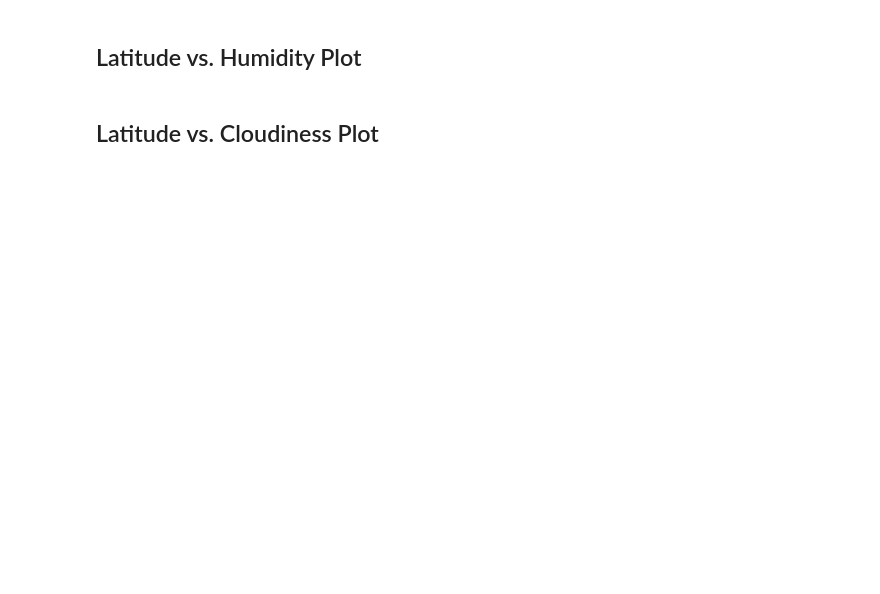
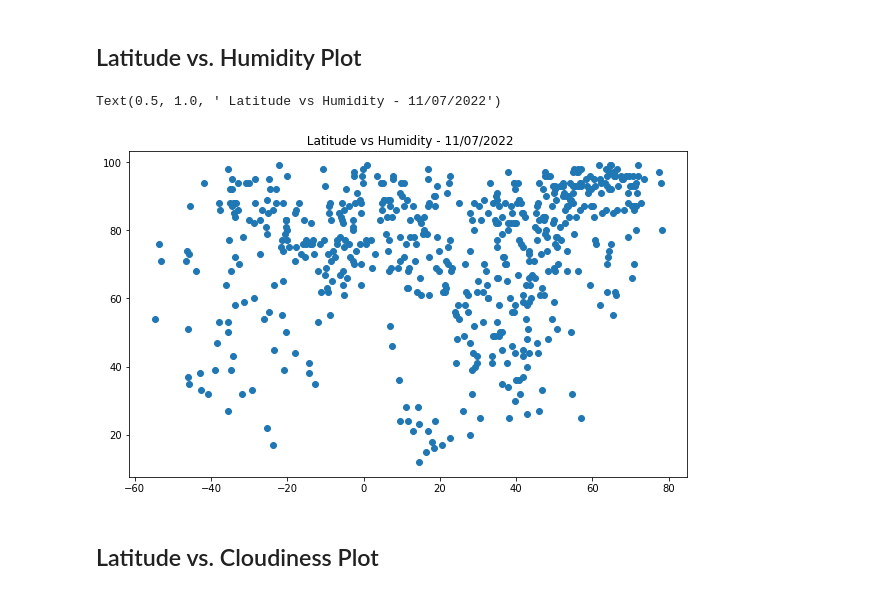
Before and after one commit to qazmklp/SMU-DATACAMP-HW-092022, a Jupyter notebook: 06-Python-APIs/Solutions/WeatherPy.ipynb, the cells around one changed output. Cells and saved outputs as stored; diff of their text form; code cells hidden in the pictures; blank space fills up the shorter version.

```diff
--- a/06-Python-APIs/Solutions/WeatherPy.ipynb
+++ b/06-Python-APIs/Solutions/WeatherPy.ipynb
@@ -236,2 +235,9 @@ df2.head()
 # %% [markdown]
 ## Latitude vs. Humidity Plot
+# %%
+plt.figure(figsize=(10,6))
+plt.scatter(df.Latitude, df.Humidity)
+plt.title(" Latitude vs Humidity - 11/07/2022")
+# %% [output]
+Text(0.5, 1.0, ' Latitude vs Humidity - 11/07/2022')
+[figure, added]
```
Also changed, not shown: parts of 26 cells of this notebook, 15 other files.
